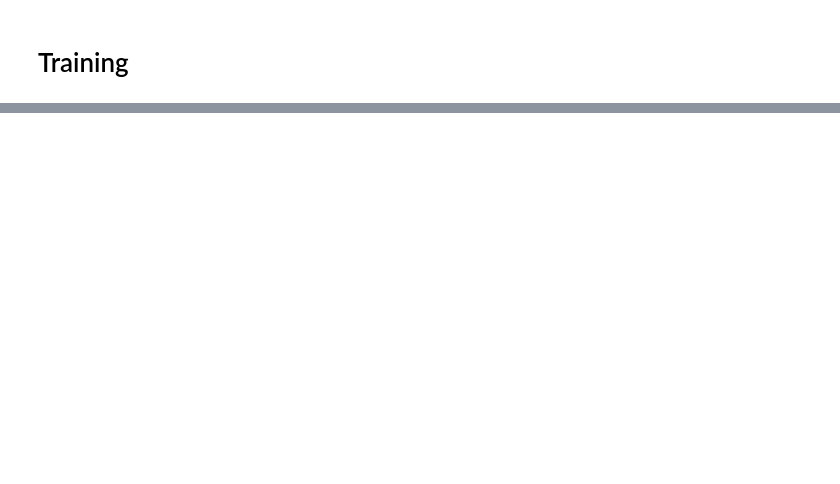
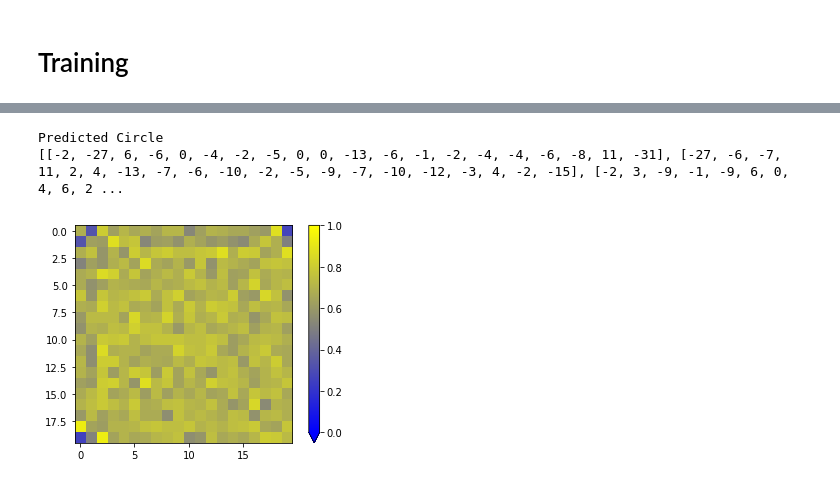
Before and after one commit to MugPand/Perceptron, a Jupyter notebook: perceptron.ipynb, the cells around one changed output, grey strips where cells are left out. Cells and saved outputs as stored; diff of their text form; code cells hidden in the pictures; blank space fills up the shorter version.

```diff
--- a/perceptron.ipynb
+++ b/perceptron.ipynb
@@ -113,5 +142,0 @@ def adjust_weights(weights, layer, label):
-# %%
-for x in range(10): # epochs
-    for y in range(100): # iterations
-        label = randint(0, 1)
-        layer = generate_rect(layer) if label == 0 else generate_circle(layer)
@@ -117,0 +184,10 @@ for x in range(10): # epochs
+# %%
+def predict(input, weights):
+    sum = activation(weights, input)
+    if sum > BIAS:
+        print("Predicted Circle")
+    else:
+        print("Predicted Rectangle")
+# %%
+weights = train(input, weights)
+test(input, weights)
@@ -117,0 +212,17 @@ for x in range(10): # epochs
+# %%
+import pickle
+
+with open("weights.pkl", "wb") as f:
+    pickle.dump(weights, f)
+
+with open("weights.pkl", "rb") as f:
+    weights = pickle.load(f)
+# %%
+circle = generate_circle(input)
+predict(circle, weights)
+print(weights)
+visualize_weights(weights)
+# %% [output]
+Predicted Circle
+[[-2, -27, 6, -6, 0, -4, -2, -5, 0, 0, -13, -6, -1, -2, -4, -4, -6, -8, 11, -31], [-27, -6, -7, 11, 2, 4, -13, -7, -6, -10, -2, -5, -9, -7, -10, -12, -3, 4, -2, -15], [-2, 3, -9, -1, -9, 6, 0, 4, 6, 2 ...
+[figure, added]
```
Also changed, not shown: parts of 9 cells of this notebook, 1 other file.
